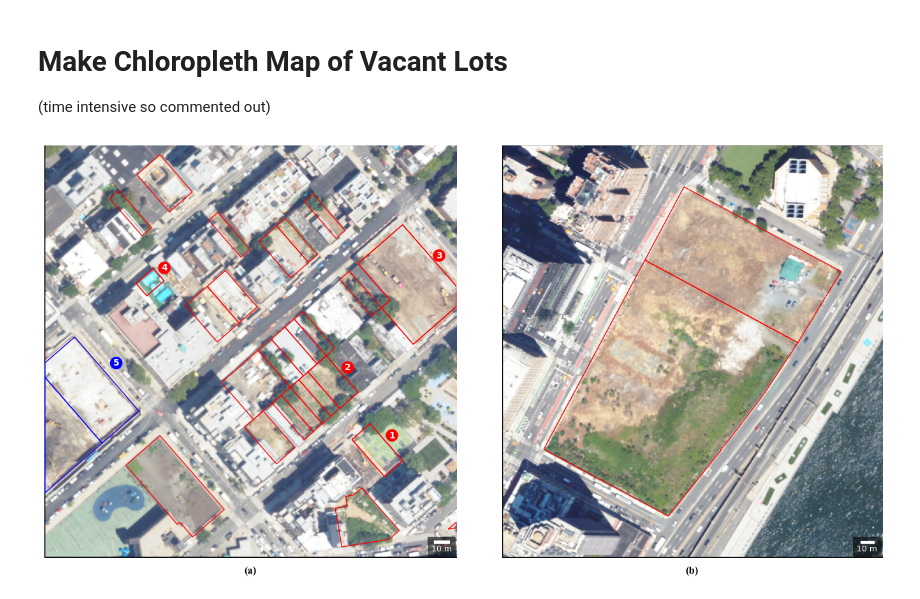
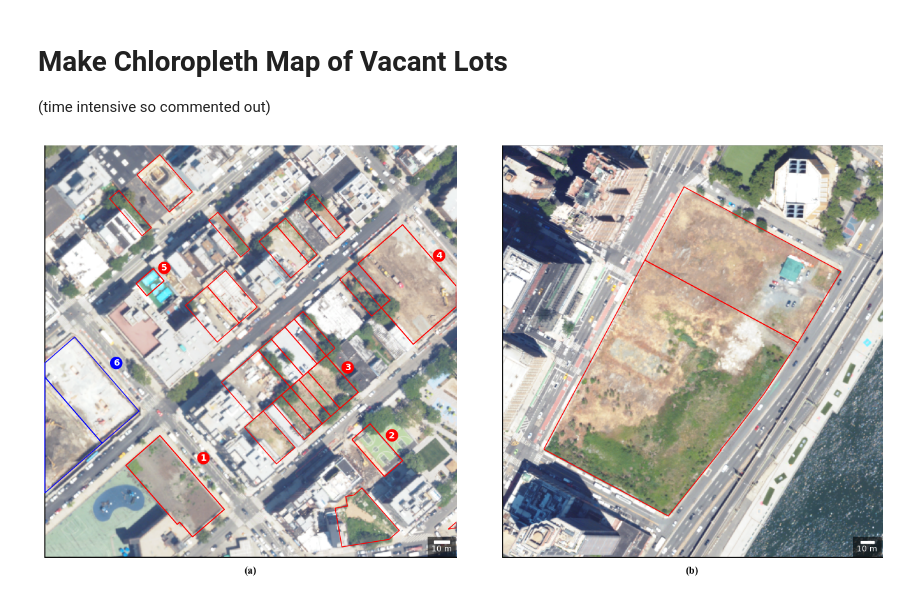
Before and after one commit to poltergeistjoya/Vacant_Lot_Detection, a Jupyter notebook: EDA/03_manual_inspection_of_lots.ipynb, the cells around one changed output. Cells and saved outputs as stored; diff of their text form; code cells hidden in the pictures.

```diff
--- a/EDA/03_manual_inspection_of_lots.ipynb
+++ b/EDA/03_manual_inspection_of_lots.ipynb
@@ -93,27 +95,27 @@ print("In QGIS: style by 'is_vacant' — fill vacant (1), outline-only for non-v
 
 # print(f"Chloropleth written: {CHLOROPLETH}  ({width}×{height} px)")
 # %%
-VACANT_BBLS          = [3022660010, 3022720011, 302268002, 3022690045, 3022690025]
+VACANT_BBLS          = [3022660010, 3022720011, 3022680002, 3022690045, 3022690025]
 NON_VACANT_LABELED   = [3022650014]
 NON_VACANT_UNLABELED = [3022650016]
 HIGHLIGHT_BBLS       = [1009700001, 1009700002]
 
 fig = plot_naip_aoi_figure(
     naip_vrt=NAIP_VRT,
     export_gdf=export_gdf,
     id_column=cfg.parcel.id_column,
     # Panel (a)
     cx=588920.5, cy=4506140.0, radius=130,
     vacant_bbls=VACANT_BBLS,
     non_vacant_labeled_bbls=NON_VACANT_LABELED,
     non_vacant_unlabeled_bbls=NON_VACANT_UNLABELED,
     # Panel (b)
     highlight_bbls=HIGHLIGHT_BBLS,
     pad=30,
 )
 plt.show()
 # %% [output]
-[figure, old version]
+[figure, new version]
 # %%
 # Run this cell to save the figure after inspecting it above
 save_figure(fig, cfg.get_final_figures_dir() / "manual_inspection_of_vacant_lots.png")
```
Also changed, not shown: parts of 1 cell of this notebook, 5 other files.
